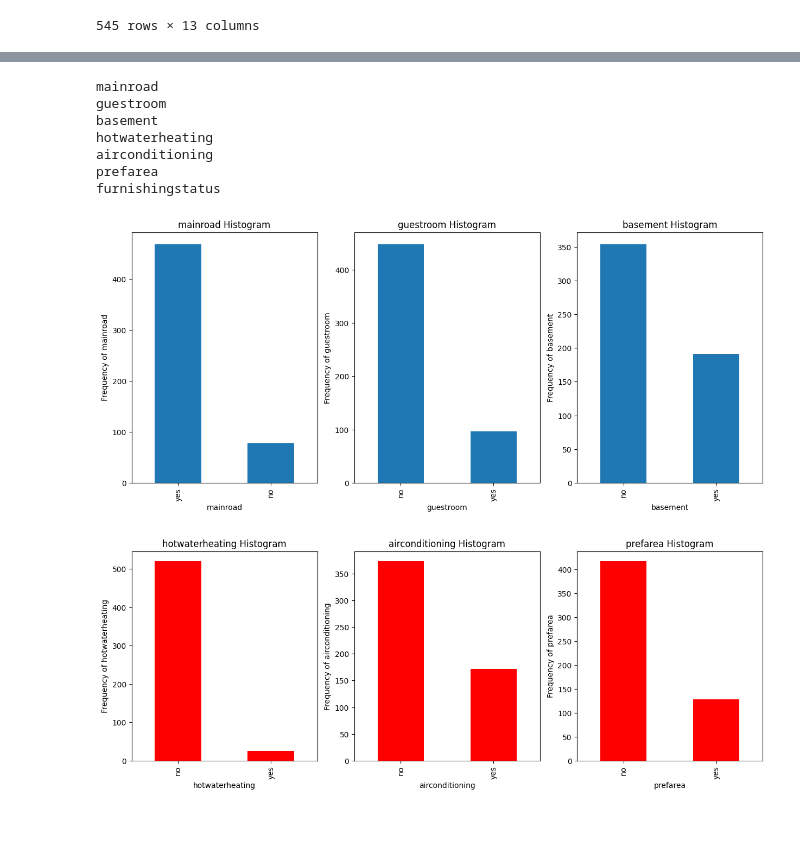
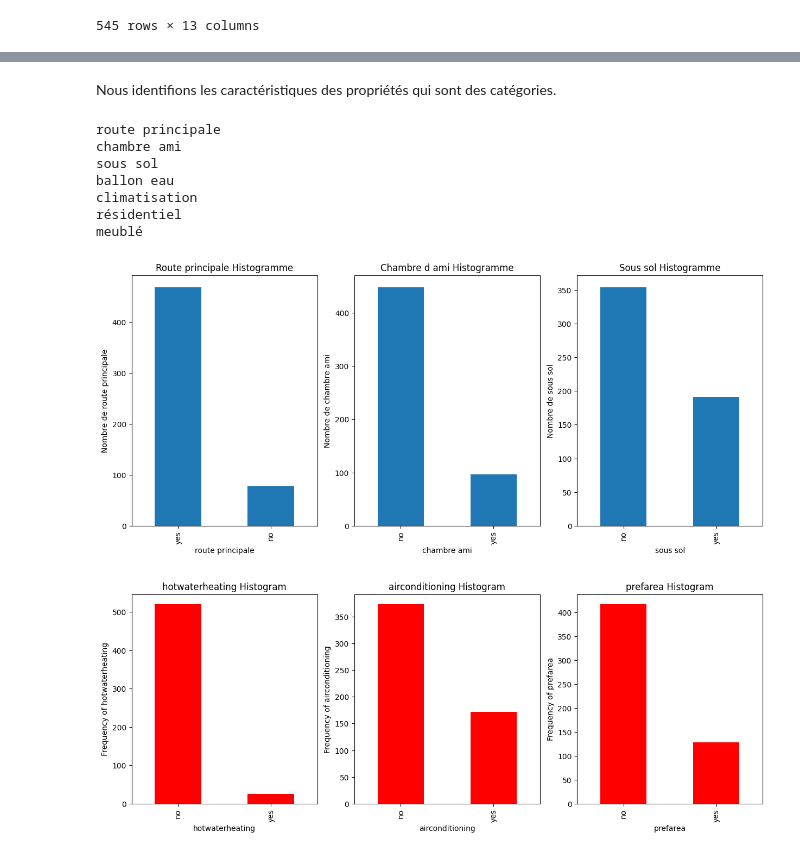
Before and after one commit to HaDock404/api-housing-prices, a Jupyter notebook: analysis/notebook.ipynb, the cells around one changed output, grey strips where cells are left out. Saved outputs shown, nothing was run; the diff lists cells and outputs as text; code cells hidden in the pictures; blank space fills up the shorter version.

```diff
--- a/analysis/notebook.ipynb
+++ b/analysis/notebook.ipynb
@@ -53,0 +69,2 @@ data
+# %%
+data['price'] = data['price'] / 1000000
@@ -53,0 +73,2 @@ data
+# %%
+data['area'] = data['area'] / 10.764
@@ -54,3 +84,19 @@ data
+# %%
+data.rename(columns={
+            'price': 'prix(million)',
+            'area': 'air(m2)',
+            'bedrooms' : 'chambres',
+            'bathrooms' : 'sdb',
+            'stories' : 'étages',
+            'mainroad' : 'route principale',
+            'guestroom' : 'chambre ami',
+            'basement' : 'sous sol',
+            'hotwaterheating' : 'ballon eau',
+            'airconditioning' : 'climatisation',
+            'parking' : 'parking',
+            'prefarea' : 'résidentiel',
+            'furnishingstatus' : 'meublé',
+            }, inplace=True)
 # %%
 data.describe()
 # %% [output]
@@ -146,36 +189,38 @@ Name: price, dtype: float64
 # %%
 categorical_list = [x for x in data.columns if data[x].dtype =='object']
+# %% [markdown]
+Nous identifions les caractéristiques des propriétés qui sont des catégories.
 # %%
 for x in categorical_list: print(x)
 # %% [output]
-mainroad
-guestroom
-basement
-hotwaterheating
-airconditioning
-prefarea
-furnishingstatus
+route principale
+chambre ami
+sous sol
+ballon eau
+climatisation
+résidentiel
+meublé
 # %%
 plt.figure(figsize=(15, 6))
 
 plt.subplot(1,3,1)
-plt1 = data['mainroad'].value_counts().plot(kind='bar')
-plt.title('mainroad Histogram')
-plt1.set(xlabel = 'mainroad', ylabel='Frequency of mainroad')
+plt1 = data['route principale'].value_counts().plot(kind='bar')
+plt.title('Route principale Histogramme')
+plt1.set(xlabel = 'route principale', ylabel='Nombre de route principale')
 
 plt.subplot(1,3,2)
-plt1 = data['guestroom'].value_counts().plot(kind='bar')
-plt.title('guestroom Histogram')
-plt1.set(xlabel = 'guestroom', ylabel='Frequency of guestroom')
+plt1 = data['chambre ami'].value_counts().plot(kind='bar')
+plt.title('Chambre d ami Histogramme')
+plt1.set(xlabel = 'chambre ami', ylabel='Nombre de chambre ami')
 
 plt.subplot(1,3,3)
-plt1 = data['basement'].value_counts().plot(kind='bar')
-plt.title('basement Histogram')
-plt1.set(xlabel = 'basement', ylabel='Frequency of basement')
+plt1 = data['sous sol'].value_counts().plot(kind='bar')
+plt.title('Sous sol Histogramme')
+plt1.set(xlabel = 'sous sol', ylabel='Nombre de sous sol')
 
 plt.show()
 # %% [output]
-[figure, old version]
+[figure, new version]
 # %%
 plt.figure(figsize=(15, 5))
 plt.subplot(1, 3, 1)
```
Also changed, not shown: parts of 15 cells of this notebook.
